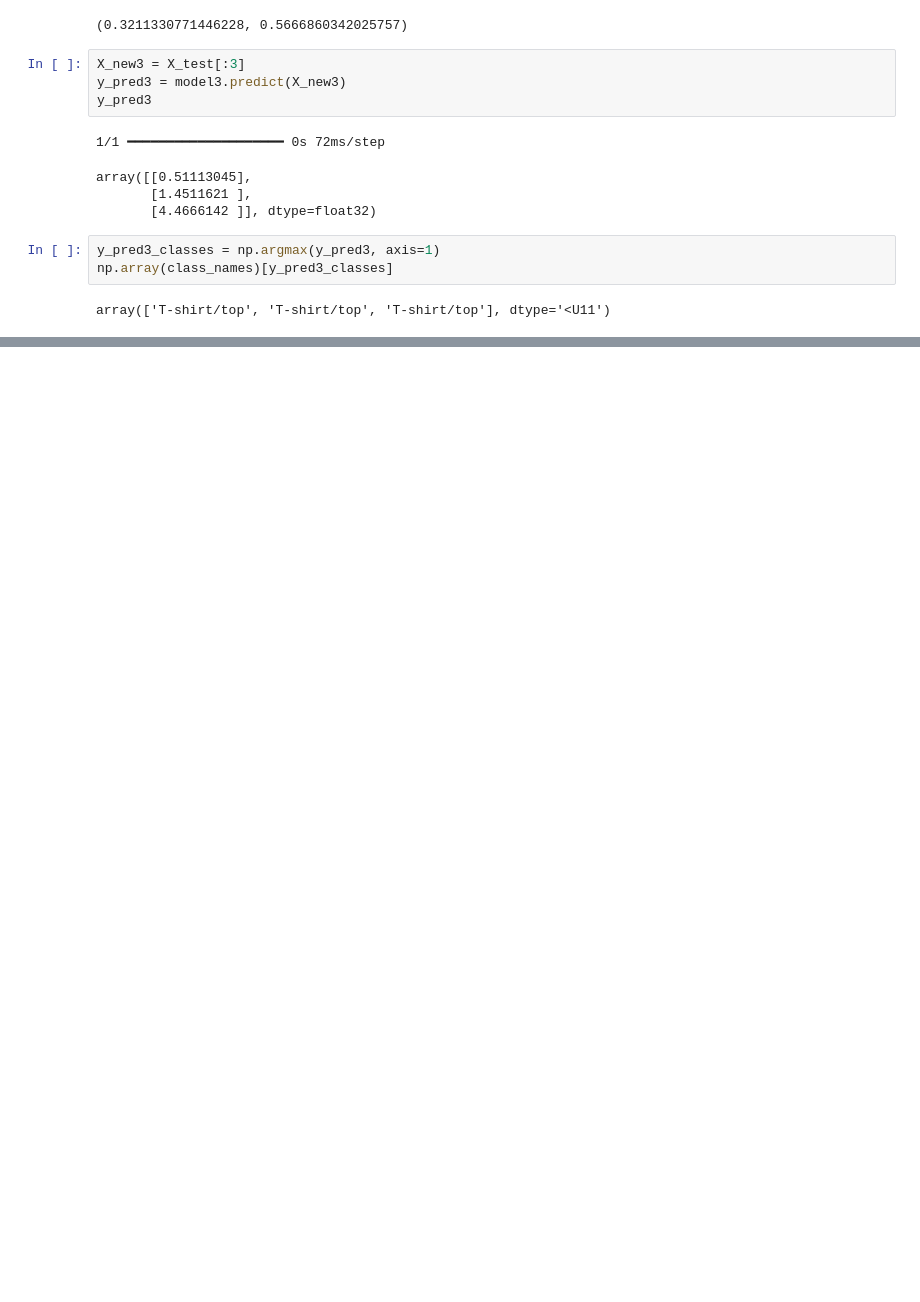
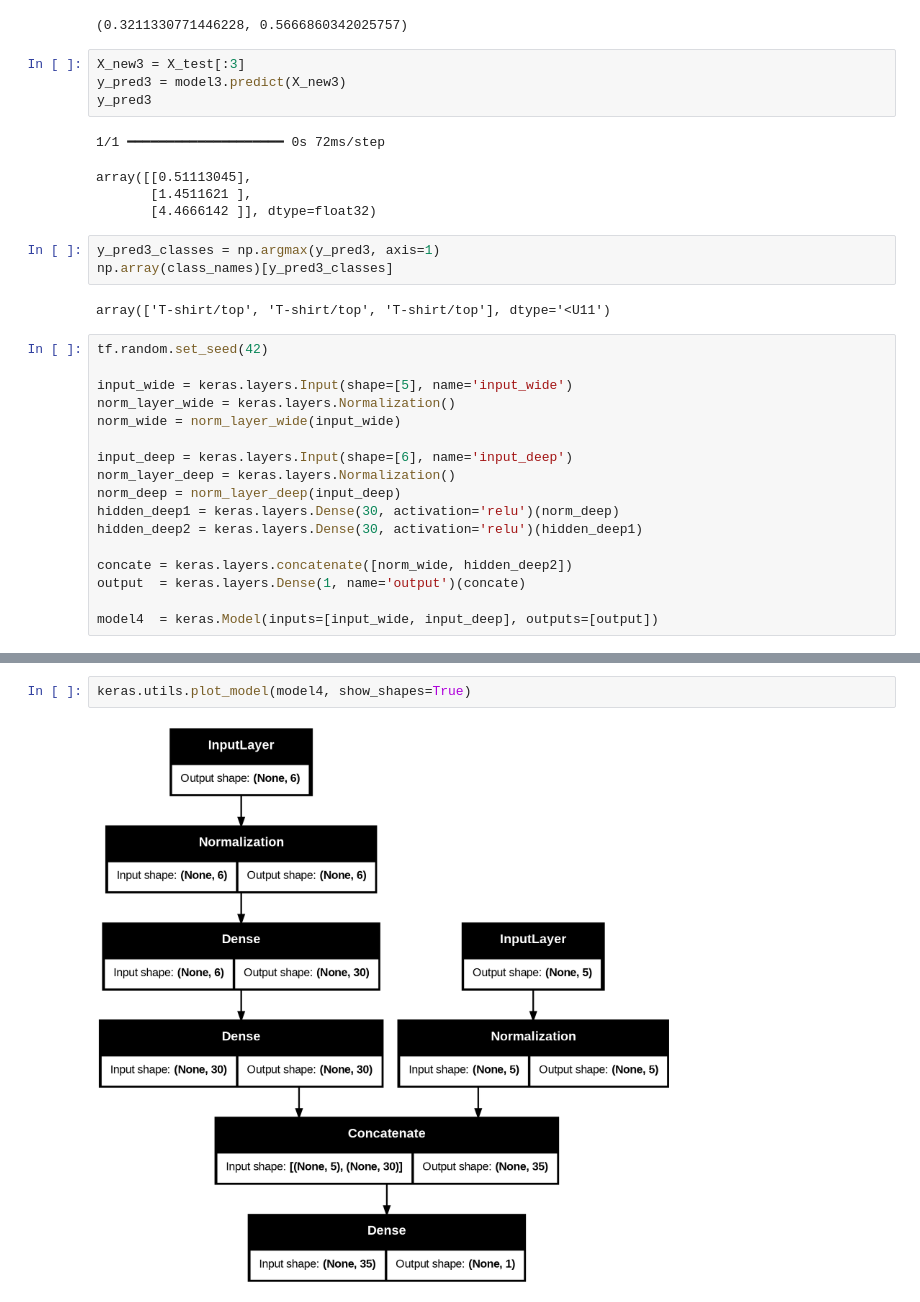
Before and after one commit to SeohyunLyoo/handson-ml3, a Jupyter notebook: 10_02_인공_신경망_(keras).ipynb, the cells around one changed output, grey strips where cells are left out. Drawn from its saved outputs; the diff is of its cells as text; blank space fills up the shorter version.

```diff
--- a/10_02_인공_신경망_(keras).ipynb
+++ b/10_02_인공_신경망_(keras).ipynb
@@ -415,3 +415,20 @@ y_pred3_classes = np.argmax(y_pred3, axis=1)
 np.array(class_names)[y_pred3_classes]
 # %% [output]
 array(['T-shirt/top', 'T-shirt/top', 'T-shirt/top'], dtype='<U11')
+# %%
+tf.random.set_seed(42)
+
+input_wide = keras.layers.Input(shape=[5], name='input_wide')
+norm_layer_wide = keras.layers.Normalization()
+norm_wide = norm_layer_wide(input_wide)
+
+input_deep = keras.layers.Input(shape=[6], name='input_deep')
+norm_layer_deep = keras.layers.Normalization()
+norm_deep = norm_layer_deep(input_deep)
+hidden_deep1 = keras.layers.Dense(30, activation='relu')(norm_deep)
+hidden_deep2 = keras.layers.Dense(30, activation='relu')(hidden_deep1)
+
+concate = keras.layers.concatenate([norm_wide, hidden_deep2])
+output  = keras.layers.Dense(1, name='output')(concate)
+
+model4  = keras.Model(inputs=[input_wide, input_deep], outputs=[output])
@@ -417,0 +459,4 @@ array(['T-shirt/top', 'T-shirt/top', 'T-shirt/top'], dtype='<U11')
+# %%
+keras.utils.plot_model(model4, show_shapes=True)
+# %% [output]
+[figure, added]
```
Also changed, not shown: parts of 10 cells of this notebook.
